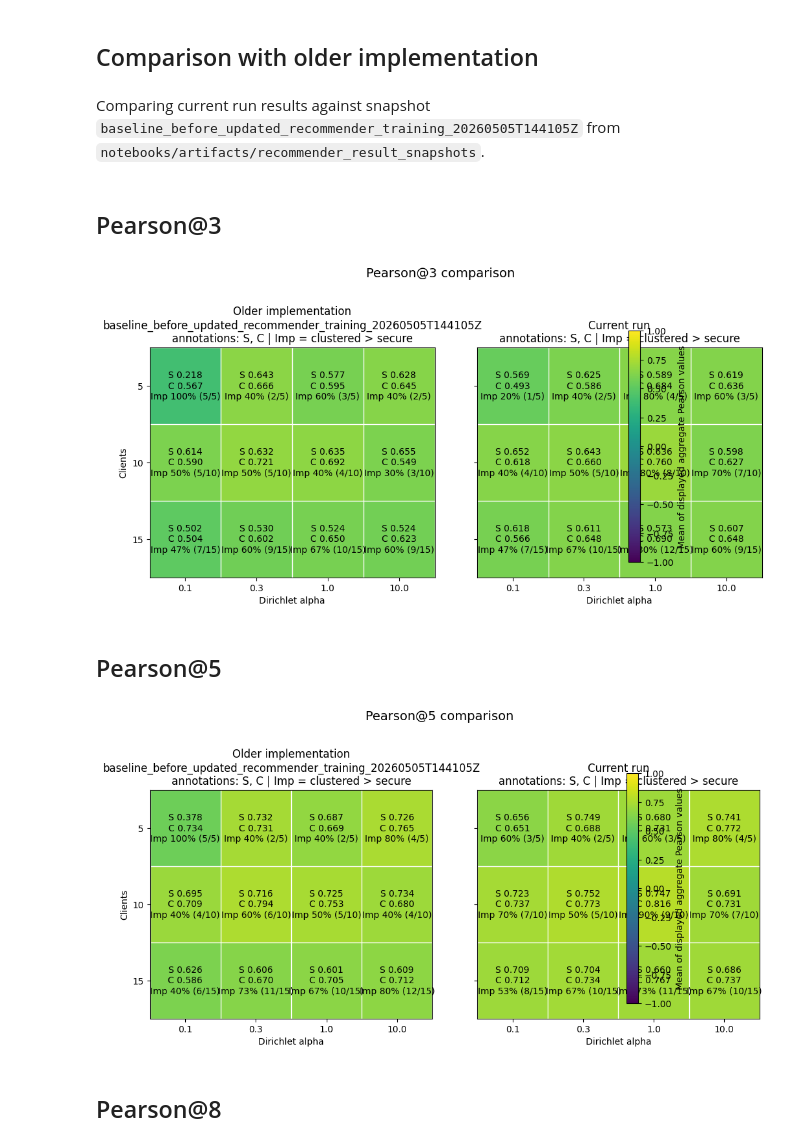
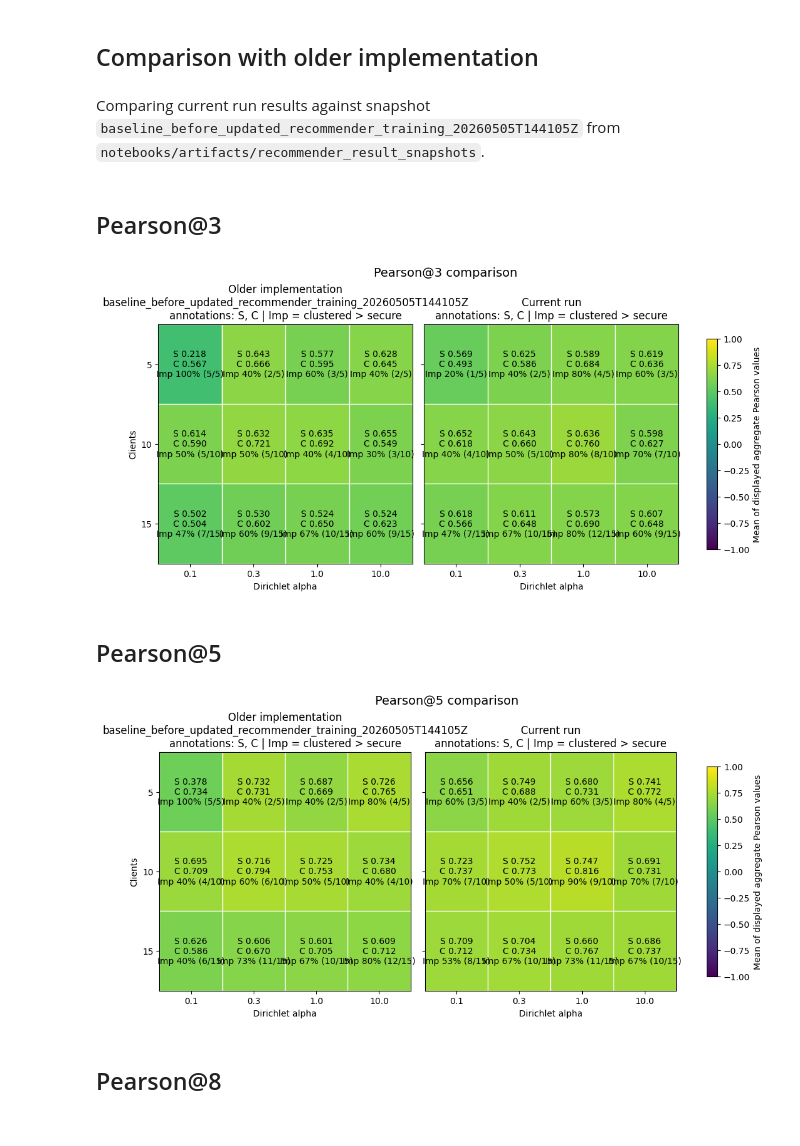
Before and after one commit to kellemNegasi/FedPEARL, a Jupyter notebook: notebooks/recommender_evaluation_pearson_heatmaps.ipynb, the cells around one changed output. Saved outputs shown, nothing was run; the diff lists cells and outputs as text; code cells hidden in the pictures.

```diff
--- a/notebooks/recommender_evaluation_pearson_heatmaps.ipynb
+++ b/notebooks/recommender_evaluation_pearson_heatmaps.ipynb
@@ -818,22 +818,34 @@ def plot_metric_heatmap_comparison(
 
     display(Markdown(f"## {metric_label}"))
     fig, axes = plt.subplots(
-        ncols=2,
-        sharey=True,
-        figsize=(3.8 + 1.6 * max(1, older_color_df.shape[1]), 1.8 + 1.15 * max(1, older_color_df.shape[0])),
+    ncols=2,
+    sharey=True,
+    figsize=(
+        3.8 + 1.6 * max(1, older_color_df.shape[1]),
+        1.8 + 1.15 * max(1, older_color_df.shape[0]),
+    ),
+    constrained_layout=True,
     )
+
     older_image = render_heatmap_axis(
         axes[0], older_color_df, older_annotation_df, older_title, display_modes, norm, cmap
     )
     current_image = render_heatmap_axis(
         axes[1], current_color_df, current_annotation_df, current_title, display_modes, norm, cmap
     )
+
     axes[1].set_ylabel("")
 
-    colorbar = fig.colorbar(current_image or older_image, ax=axes, shrink=0.88)
+    mappable = current_image if current_image is not None else older_image
+
+    colorbar = fig.colorbar(
+        mappable,
+        ax=axes.ravel().tolist(),
+        shrink=0.88,
+    )
     colorbar.set_label("Mean of displayed aggregate Pearson values")
-    fig.suptitle(f"{metric_label} comparison", fontsize=14, y=1.02)
-    plt.tight_layout()
+
+    fig.suptitle(f"{metric_label} comparison", fontsize=14)
     plt.show()
 
 
@@ -845,34 +857,34 @@ comparison_snapshot_dirs = sorted(
     path
     for path in RESULT_SNAPSHOT_ROOT.glob(f"{SNAPSHOT_LABEL}_*")
     if path.is_dir() and path != current_snapshot_dir
 )
 
 if not comparison_snapshot_dirs:
     display(Markdown("_No older snapshot was found under `notebooks/artifacts/recommender_result_snapshots`._"))
 else:
     older_snapshot_dir = comparison_snapshot_dirs[-1]
     older_aggregated_results, older_aggregated_clustered_improvements = load_snapshot_tables(older_snapshot_dir)
 
     display(Markdown(
         f"Comparing current run results against snapshot `{older_snapshot_dir.name}` from `notebooks/artifacts/recommender_result_snapshots`."
     ))
 
     for metric, metric_label in METRICS:
         plot_metric_heatmap_comparison(
             older_aggregated_results,
             older_aggregated_clustered_improvements,
             aggregated_results,
             aggregated_clustered_improvements,
             metric,
             metric_label,
             DISPLAY_MODES,
             older_title=f"Older implementation\n{older_snapshot_dir.name}",
             current_title="Current run",
         )
 # %% [output]
 Comparing current run results against snapshot `baseline_before_updated_recommender_training_20260505T144105Z` from `notebooks/artifacts/recommender_result_snapshots`.
 ## Pearson@3
-[figure, old version]
+[figure, new version]
 ## Pearson@5
-[figure, old version]
+[figure, new version]
 ## Pearson@8
```
Also changed, not shown: parts of 1 cell of this notebook.
